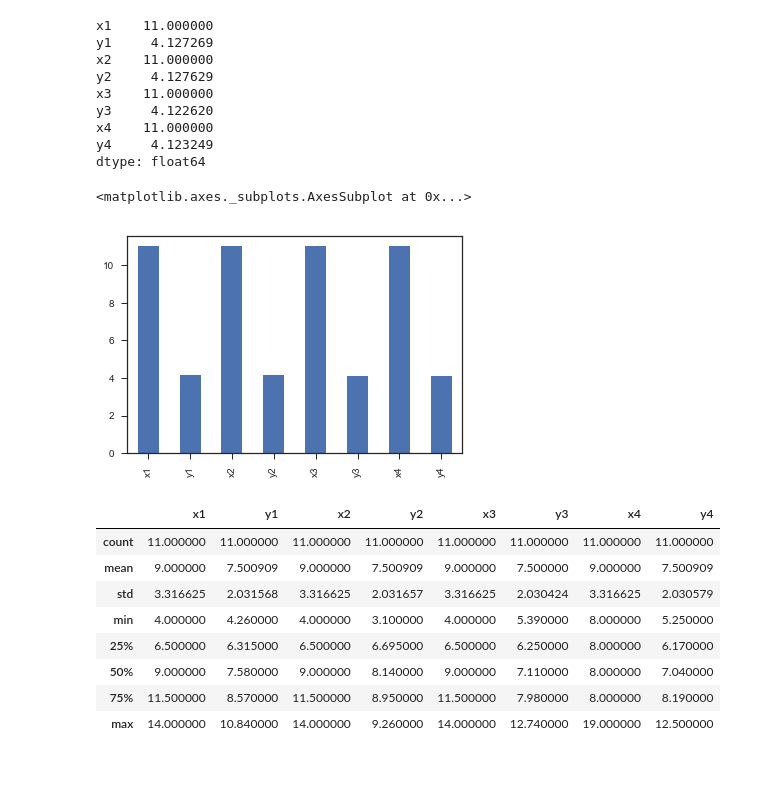
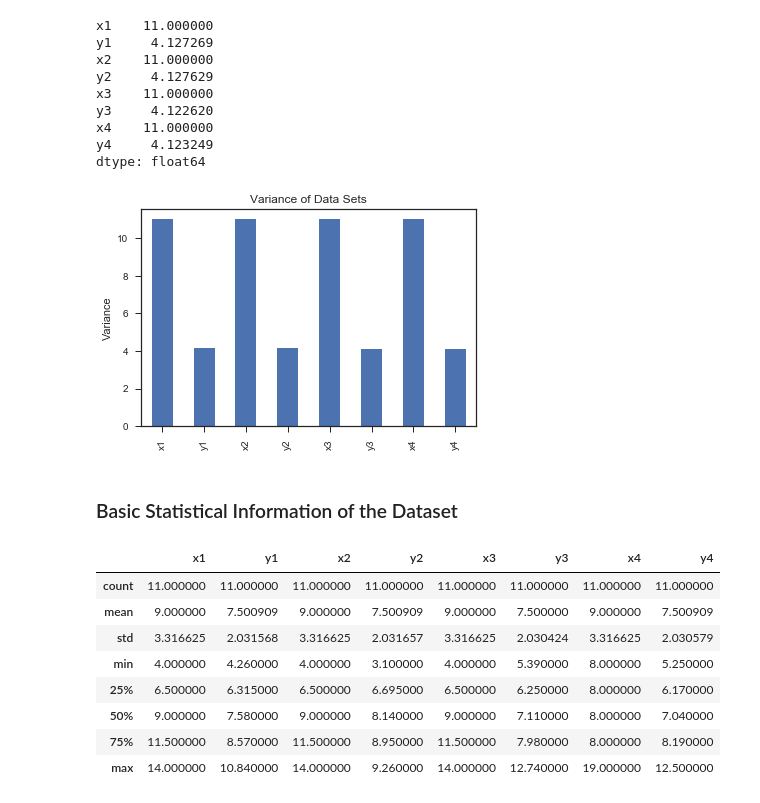
Before and after one commit to GraceAKelly/Anscombe-s-quartet-dataset, a Jupyter notebook: Anscombe’s Quartet Dataset.ipynb, the cells around one changed output. Cells and saved outputs as stored; diff of their text form; code cells hidden in the pictures; blank space fills up the shorter version.

```diff
--- a/Anscombe’s Quartet Dataset.ipynb
+++ b/Anscombe’s Quartet Dataset.ipynb
@@ -74,11 +80,15 @@ y3     4.122620
 x4    11.000000
 y4     4.123249
 dtype: float64
-# %%
-var.plot.bar()
-# %% [output]
-<matplotlib.axes._subplots.AxesSubplot at 0x...>
-[figure, removed]
+# %%
+var.plot.bar()
+plt.title("Variance of Data Sets")
+plt.ylabel("Variance")
+plt.show()
+# %% [output]
+[figure, added]
+# %% [markdown]
+### Basic Statistical Information of the Dataset
 # %%
 # Show the basic statistical information for the dataset
 df.describe()
```
Also changed, not shown: parts of 14 cells of this notebook.
